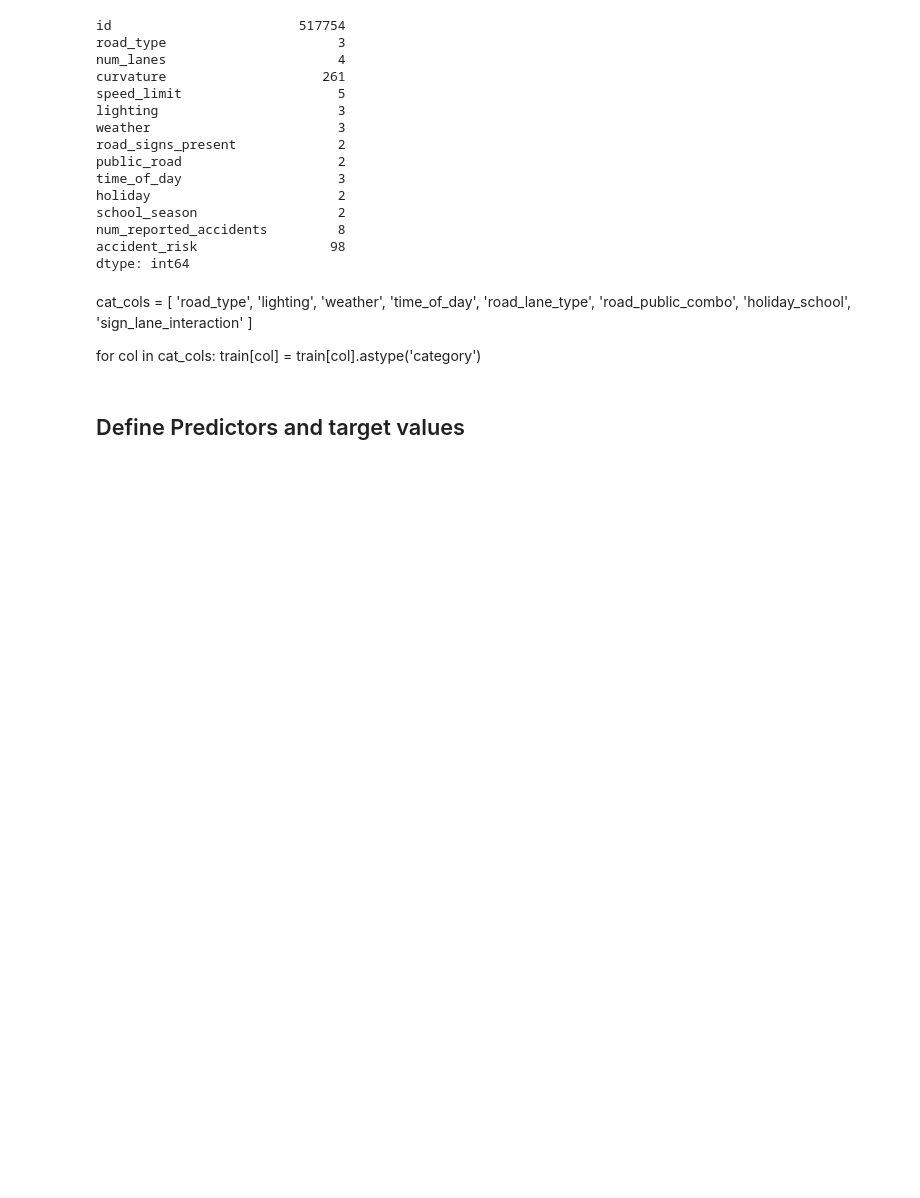
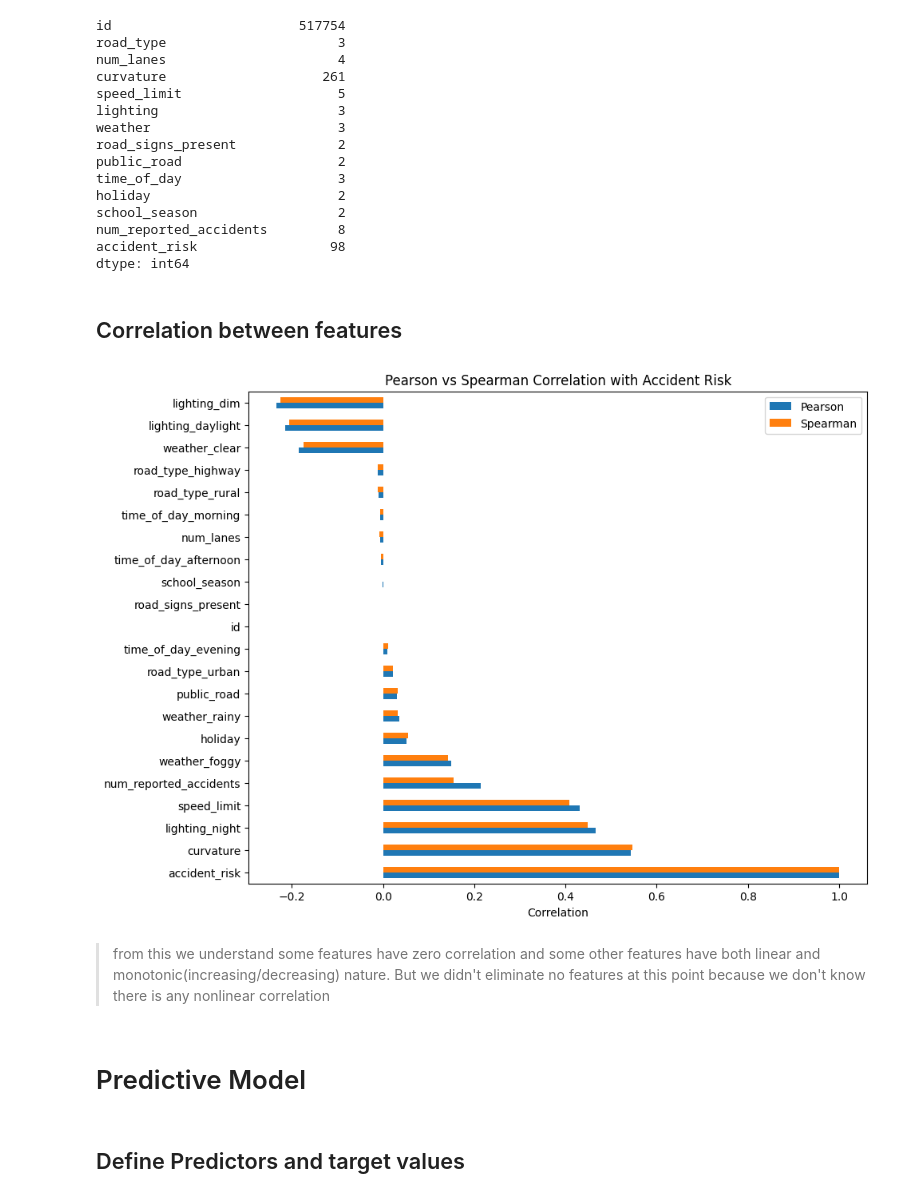
Before and after one commit to aneevinay/Road-accident-risk-prediction, a Jupyter notebook: Road Accident Prediction.ipynb, the cells around one changed output. Drawn from its saved outputs; the diff is of its cells as text; code cells hidden in the pictures; blank space fills up the shorter version.

Commit message:
Kaggle Notebook | PS5e10- Accident risk | Version 25

```diff
--- a/Road Accident Prediction.ipynb
+++ b/Road Accident Prediction.ipynb
@@ -306,11 +308,21 @@ train=pd.concat([train_numeric.reset_index(drop=True),
-# %% [markdown]
-cat_cols = [
-    'road_type', 'lighting', 'weather', 'time_of_day',
-    'road_lane_type', 'road_public_combo', 'holiday_school', 'sign_lane_interaction'
-]
-
-for col in cat_cols:
-    train[col] = train[col].astype('category')
+# %% [markdown]
+## Correlation between features
+# %%
+pearson = train.corr(method='pearson')['accident_risk']
+spearman = train.corr(method='spearman')['accident_risk']
+
+comparison = pd.DataFrame({'Pearson': pearson, 'Spearman': spearman}).sort_values('Pearson', ascending=False)
+
+comparison.plot(kind='barh', figsize=(10,8))
+plt.title('Pearson vs Spearman Correlation with Accident Risk')
+plt.xlabel('Correlation')
+plt.show()
+# %% [output]
+[figure, added]
+# %% [markdown]
+> from this we understand some features have zero correlation and some other features have both linear and monotonic(increasing/decreasing) nature. But we didn't eliminate no features at this point because we don't know there is any nonlinear correlation
+# %% [markdown]
+# Predictive Model
 # %% [markdown]
 ## Define Predictors and target values
 # %%
```
Also changed, not shown: parts of 40 cells of this notebook.
